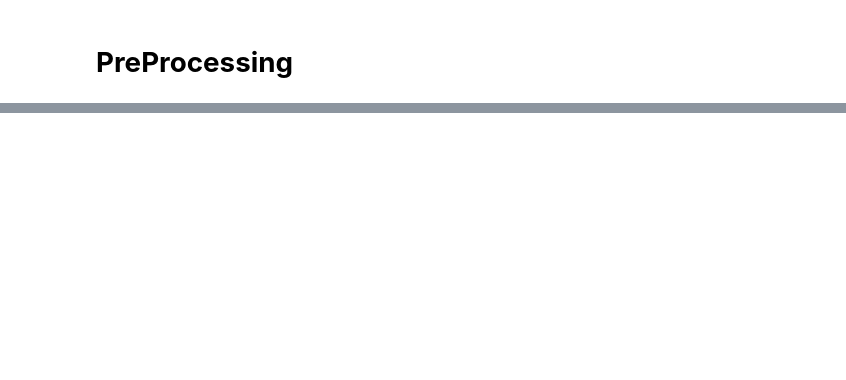
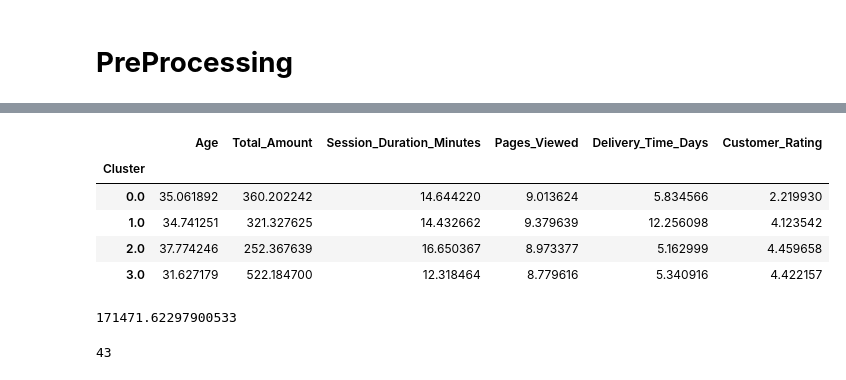
Before and after one commit to shahdelmasry12/Data-Mining-Project, a Jupyter notebook: ecommerce_customer_behavior_dataset_v2.ipynb, the cells around one changed output, grey strips where cells are left out. Cells and saved outputs as stored; diff of their text form; code cells hidden in the pictures; blank space fills up the shorter version.

```diff
--- a/ecommerce_customer_behavior_dataset_v2.ipynb
+++ b/ecommerce_customer_behavior_dataset_v2.ipynb
@@ -332,0 +378,15 @@ plt.show()
+# %%
+X = df[ [ 'Age','Total_Amount', 'Session_Duration_Minutes', 'Pages_Viewed','Delivery_Time_Days',
+'Customer_Rating']]
+
+X_train, X_test = train_test_split(
+    X, test_size=0.2, random_state=42
+)
+# %%
+scaler = StandardScaler()
+
+X_train_scaled = scaler.fit_transform(X_train)
+X_test_scaled = scaler.transform(X_test)
+# %%
+model = KMeans(n_clusters=4, random_state=42)
+model.fit(X_train_scaled)
@@ -332,0 +395,4 @@ plt.show()
+# %%
+df.loc[X_train.index, 'Cluster'] = model.predict(X_train_scaled)
+df.loc[X_test.index, 'Cluster'] = model.predict(X_test_scaled)
+df['Cluster'].value_counts()
@@ -332,0 +407,28 @@ plt.show()
+# %%
+cluster_summary = df.groupby('Cluster')[
+    [
+        'Age',
+        'Total_Amount',
+        'Session_Duration_Minutes',
+        'Pages_Viewed',
+        'Delivery_Time_Days',
+        'Customer_Rating'
+    ]
+].mean()
+
+cluster_summary
+# %% [output]
+|  | Age | Total_Amount | Session_Duration_Minutes | Pages_Viewed | Delivery_Time_Days | Customer_Rating |
+| Cluster |  |  |  |  |  |  |
+| 0.0 | 35.061892 | 360.202242 | 14.644220 | 9.013624 | 5.834566 | 2.219930 |
+| 1.0 | 34.741251 | 321.327625 | 14.432662 | 9.379639 | 12.256098 | 4.123542 |
+| 2.0 | 37.774246 | 252.367639 | 16.650367 | 8.973377 | 5.162999 | 4.459658 |
+| 3.0 | 31.627179 | 522.184700 | 12.318464 | 8.779616 | 5.340916 | 4.422157 |
+# %%
+kmeans.inertia_
+# %% [output]
+171471.62297900533
+# %%
+kmeans.n_iter_
+# %% [output]
+43
```
Also changed, not shown: parts of 13 cells of this notebook.
